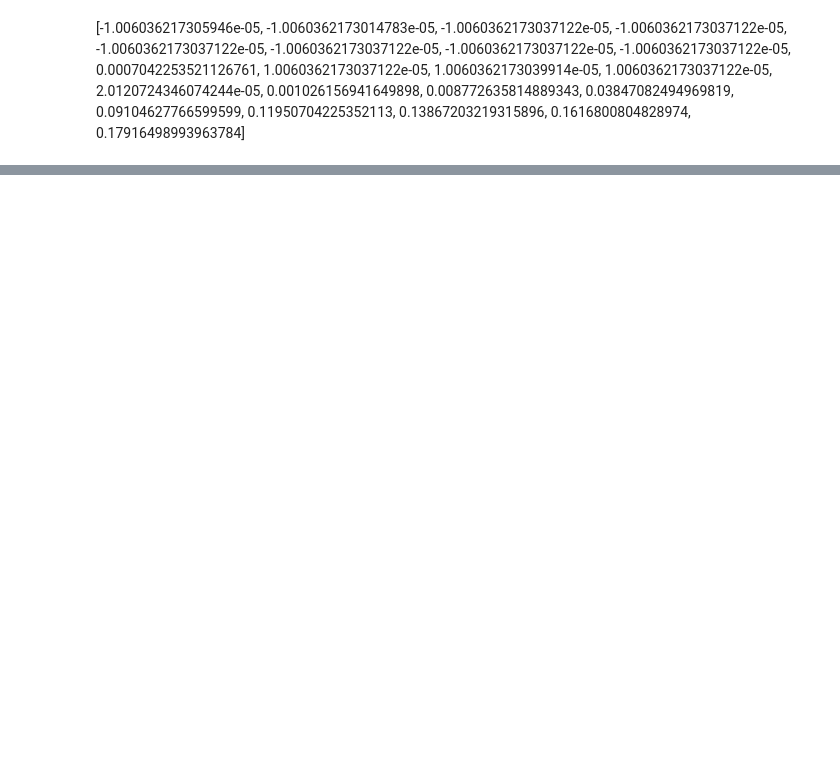
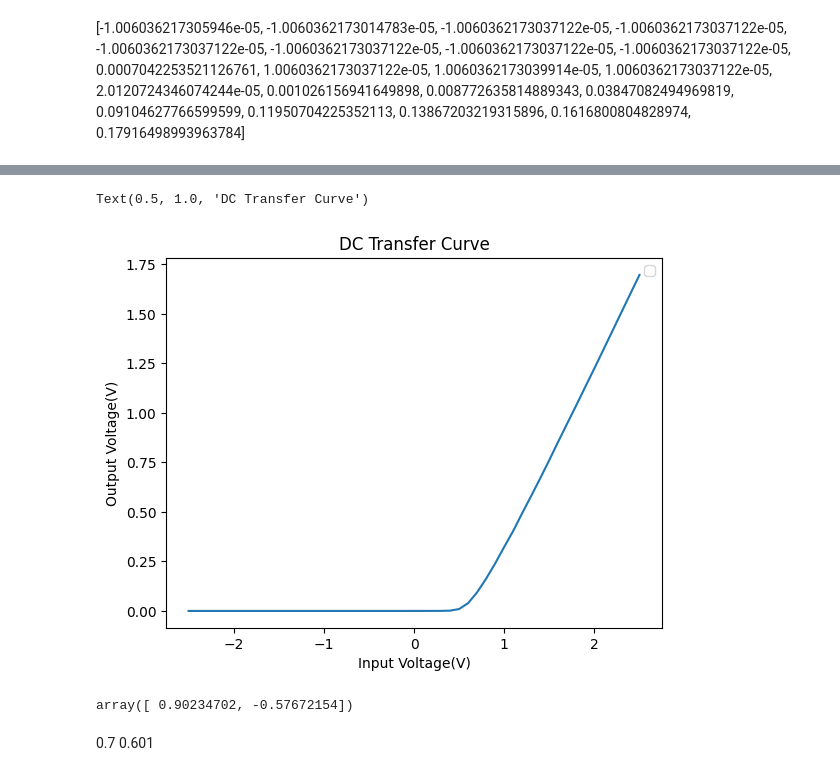
Before and after one commit to BrainConnection/Small_Project, a Jupyter notebook: IEC_LAB.ipynb, the cells around one changed output, grey strips where cells are left out. Drawn from its saved outputs; the diff is of its cells as text; code cells hidden in the pictures; blank space fills up the shorter version.

```diff
--- a/IEC_LAB.ipynb
+++ b/IEC_LAB.ipynb
@@ -275,0 +323,13 @@ popt, pcov = curve_fit(func, i, v, p0 = [2.52e-09, 1.752, 0.568])
+# %%
+v_in = [-2.5, -2.3, -2.1, -1.9, -1.7, -1.5, -1.3, -1.1, -0.9, -0.7, -0.5, -0.3, -0.1, 0.1, 0.2, 0.3, 0.4, 0.5, 0.6, 0.7, 0.8, 0.9, 1.0, 1.1, 1.2, 1.3, 1.4, 1.5, 1.6, 1.7, 1.8, 1.9, 2, 2.1, 2.2, 2.3, 2.4, 2.5]
+v_out = [0,0,0,0,0,0,0,0,0,0,0,0,0,0.00001,0.00007,0.00024,0.00135,0.00952,0.03934,0.09427,0.16328,0.24013,0.32324,0.40412,0.4942,0.5813,0.6703,0.7619,0.8556,0.9479,1.0393,1.1324,1.225,1.3191,1.4139,1.5083,1.6027,1.6967]
+
+v_in = np.array(v_in)
+v_out = np.array(v_out)
+# %%
+plt.plot(v_in, v_out)
+plt.legend()
+plt.xlabel("Input Voltage(V)")
+plt.ylabel("Output Voltage(V)")
+plt.title("DC Transfer Curve")
+# %% [output]
@@ -275,0 +337,2 @@ popt, pcov = curve_fit(func, i, v, p0 = [2.52e-09, 1.752, 0.568])
+Text(0.5, 1.0, 'DC Transfer Curve')
+[figure, added]
@@ -275,0 +347,6 @@ popt, pcov = curve_fit(func, i, v, p0 = [2.52e-09, 1.752, 0.568])
+# %%
+popt
+# %% [output]
+array([ 0.90234702, -0.57672154])
+# %% [markdown]
+0.7 0.601
```
Also changed, not shown: parts of 36 cells of this notebook.
